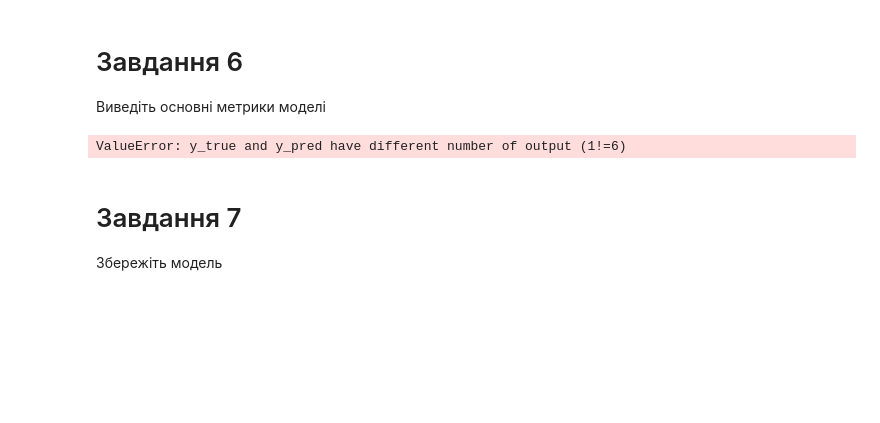
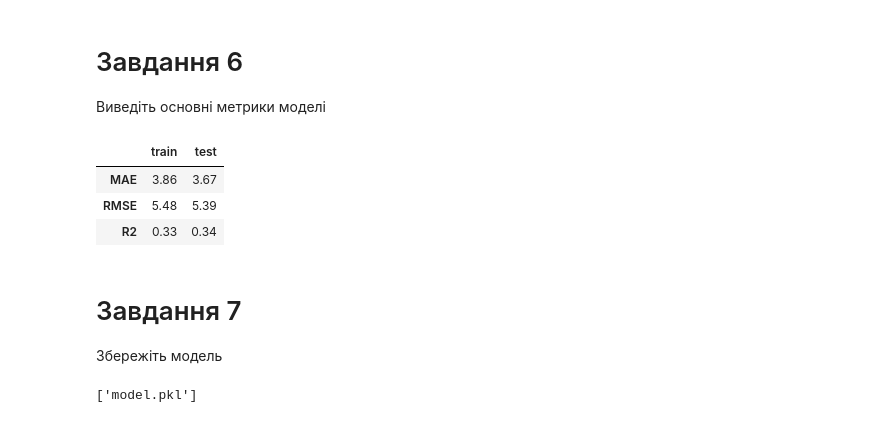
Before and after one commit to VDidyk/AI, a Jupyter notebook: module3/Практика_лінійна_регресія2.ipynb, the cells around one changed output. Cells and saved outputs as stored; diff of their text form; code cells hidden in the pictures; blank space fills up the shorter version.

```diff
--- a/module3/Практика_лінійна_регресія2.ipynb
+++ b/module3/Практика_лінійна_регресія2.ipynb
@@ -113,3 +99,5 @@ Y_transformer = Pipeline(
+# %%
+df.dropna(subset=["price(in lakhs)"], inplace=True)
 # %% [markdown]
 # Завдання 4
 Об'єднайте попередні Pipeline в один ColumnTransformer
@@ -153,0 +126,12 @@ array([[6.1383e+04, 9.9800e+02, 0.0000e+00, 0.0000e+00, 0.0000e+00,
+# %%
+from sklearn.linear_model import LinearRegression
+
+preprocessor.fit(X_train)
+model = Pipeline(
+    [("prep", preprocessor),
+     ("model", LinearRegression())
+     ]
+)
+model.fit(X_train, y_train)
+y_pred = model.predict(X_test)
+model
@@ -157,22 +154,34 @@ array([[6.1383e+04, 9.9800e+02, 0.0000e+00, 0.0000e+00, 0.0000e+00,
 # %%
 from sklearn import metrics
 
 def get_metrics(y_true, y_pred, name="model"):
   df = pd.DataFrame()
 
   df.loc["MAE", name] = metrics.mean_absolute_error(y_true, y_pred)
-  df.loc["MSE", name] = metrics.mean_squared_error(y_true, y_pred)
   df.loc["RMSE", name] = metrics.mean_squared_error(y_true, y_pred) ** 0.5
   df.loc["R2", name] = metrics.r2_score(y_true, y_pred)
 
   return df.round(2)
 
 all_metrics = pd.DataFrame()
 
-all_metrics["train"] = get_metrics(y_train, preprocessor.transform(X_train))
+all_metrics["train"] = get_metrics(y_train, model.predict(X_train))
 all_metrics["test"] = get_metrics(y_test, y_pred)
+
+all_metrics
 # %% [output]
-ValueError: y_true and y_pred have different number of output (1!=6)
+|  | train | test |
+| MAE | 3.86 | 3.67 |
+| RMSE | 5.48 | 5.39 |
+| R2 | 0.33 | 0.34 |
 # %% [markdown]
 # Завдання 7
 Збережіть модель
+# %%
+import joblib
+
+file_path = 'model.pkl'
+
+joblib.dump(model, file_path)
+# %% [output]
+['model.pkl']
```
Also changed, not shown: parts of 5 cells of this notebook.
